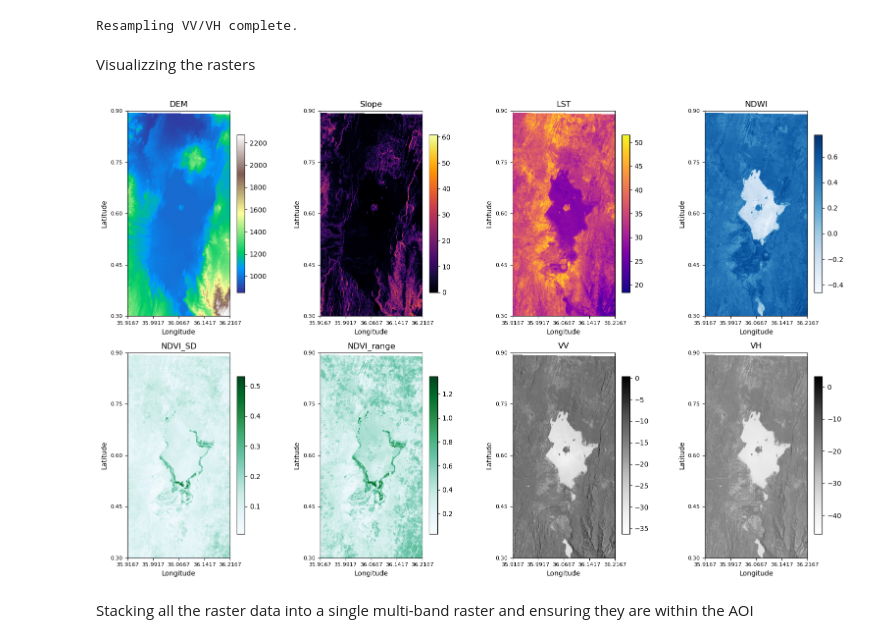
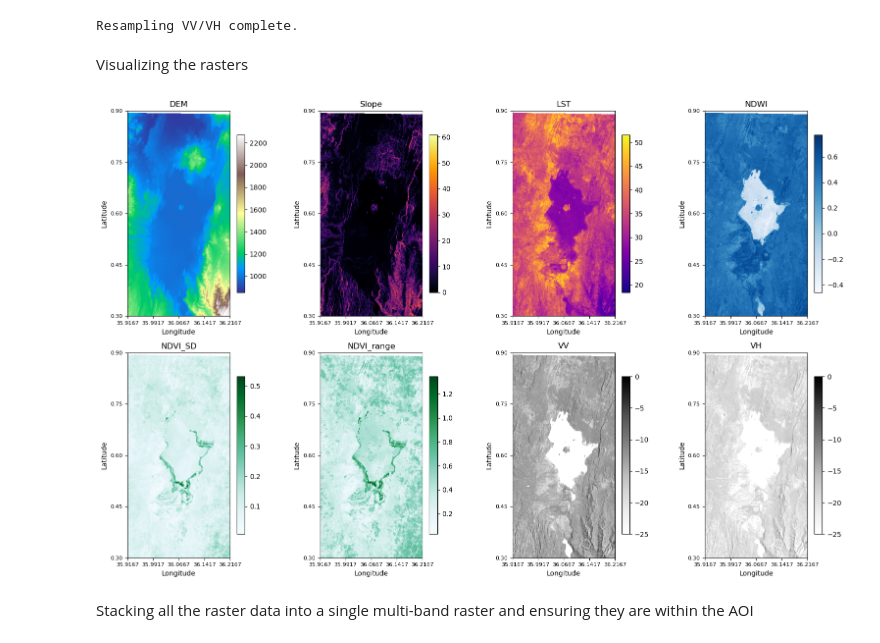
Before and after one commit to Ethel-Ogallo/wetland_delineation, a Jupyter notebook: Wetland_delienation/wetland_delineation_202507.ipynb, the cells around one changed output. Drawn from its saved outputs; the diff is of its cells as text; code cells hidden in the pictures.

```diff
--- a/Wetland_delienation/wetland_delineation_202507.ipynb
+++ b/Wetland_delienation/wetland_delineation_202507.ipynb
@@ -463,7 +463,7 @@ print("Resampling VV/VH complete.")
 # %% [output]
 Resampling VV/VH complete.
 # %% [markdown]
-Visualizzing the rasters
+Visualizing the rasters
 # %%
 layer_data = cropped_rasters_by_year[2020]
 
@@ -475,35 +475,45 @@ colormaps = {
 
 nrows = 2
 ncols = -(-len(layers_to_plot) // nrows)  # ceiling division
 fig, axes = plt.subplots(nrows, ncols, figsize=(4 * ncols, 5 * nrows))
 axes = axes.flatten()
 xmin, ymin, xmax, ymax = extent
 
 for ax, name in zip(axes, layers_to_plot):
     if name in layer_data:
-        img = ax.imshow(layer_data[name], cmap=colormaps.get(name, "viridis"), extent=[xmin, xmax, ymin, ymax], origin='upper')
+        # For VV and VH, set color limits for dB range
+        if name in ["VV", "VH"]:
+            vmin, vmax = -25, 0  # typical SAR dB range, adjust if needed
+            img = ax.imshow(layer_data[name], cmap=colormaps.get(name, "viridis"),
+                            extent=[xmin, xmax, ymin, ymax], origin='upper',
+                            vmin=vmin, vmax=vmax)
+        else:
+            img = ax.imshow(layer_data[name], cmap=colormaps.get(name, "viridis"),
+                            extent=[xmin, xmax, ymin, ymax], origin='upper')
+
         ax.set_title(name)
         ax.set_xlabel("Longitude")
         ax.set_ylabel("Latitude")
 
         xticks = np.linspace(xmin, xmax, 5)
         yticks = np.linspace(ymin, ymax, 5)
         ax.set_xticks(xticks)
         ax.set_yticks(yticks)
         ax.tick_params(axis='both', which='major', labelsize=8)
 
         fig.colorbar(img, ax=ax, fraction=0.046, pad=0.04)
     else:
         ax.axis('off')
         print(f"{name} missing for 2020")
 
+
 for ax in axes[len(layers_to_plot):]:
     ax.axis('off')
 
 plt.tight_layout()
 plt.show()
 # %% [output]
-[figure, old version]
+[figure, new version]
 # %% [markdown]
 Stacking all the raster data into a single multi-band raster and ensuring they are within the AOI
 # %%
```
Also changed, not shown: parts of 3 cells of this notebook, 3 other files.
